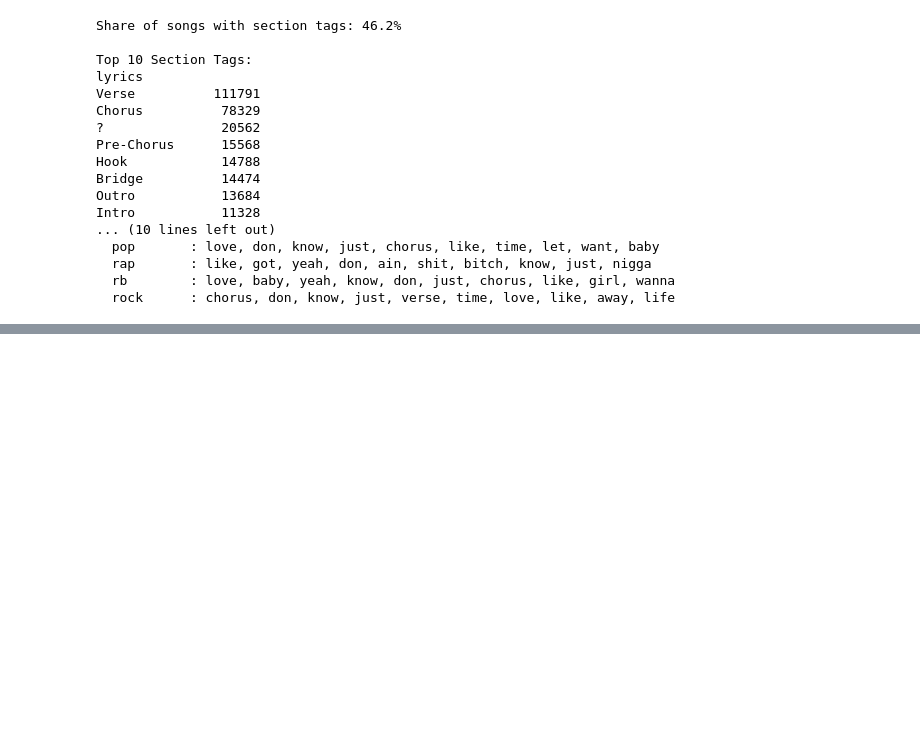
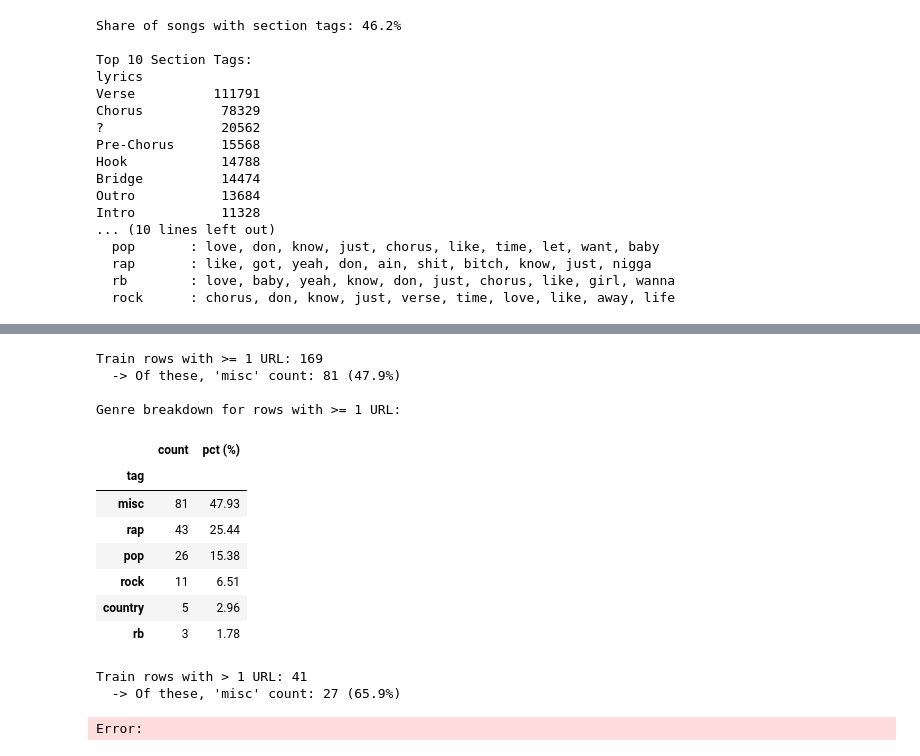
Before and after one commit to mura06/tm_music_genre, a Jupyter notebook: EDA.ipynb, the cells around one changed output, grey strips where cells are left out. Drawn from its saved outputs; the diff is of its cells as text; code cells hidden in the pictures; blank space fills up the shorter version.

```diff
--- a/EDA.ipynb
+++ b/EDA.ipynb
@@ -492,0 +631,40 @@ Intro           11328
+# %%
+url_pattern = r'(?:https?://|www\.)\S+'
+
+# Count URLs per row in train ('data')
+url_counts = data['lyrics'].fillna('').str.count(url_pattern, flags=re.IGNORECASE)
+
+# 1. Songs with AT LEAST ONE URL (>= 1)
+has_url = data[url_counts >= 1]
+misc_any = (has_url['tag'] == 'misc').sum()
+print(f"Train rows with >= 1 URL: {len(has_url)}")
+print(f"  -> Of these, 'misc' count: {misc_any} ({misc_any / len(has_url):.1%})\n")
+
+print("Genre breakdown for rows with >= 1 URL:")
+breakdown_any = pd.DataFrame({
+    'count': has_url['tag'].value_counts(),
+    'pct (%)': (has_url['tag'].value_counts(normalize=True) * 100).round(2)
+})
+display(breakdown_any)
+
+# 2. Songs with MORE THAN ONE URL (> 1)
+multi_url = data[url_counts > 1]
+misc_multi = (multi_url['tag'] == 'misc').sum()
+print(f"\nTrain rows with > 1 URL: {len(multi_url)}")
+print(f"  -> Of these, 'misc' count: {misc_multi} ({misc_multi / len(multi_url):.1%})")
+# %% [output]
+Train rows with >= 1 URL: 169
+  -> Of these, 'misc' count: 81 (47.9%)
+
+Genre breakdown for rows with >= 1 URL:
+|  | count | pct (%) |
+| tag |  |  |
+| misc | 81 | 47.93 |
+| rap | 43 | 25.44 |
+| pop | 26 | 15.38 |
+| rock | 11 | 6.51 |
+| country | 5 | 2.96 |
+| rb | 3 | 1.78 |
+Train rows with > 1 URL: 41
+  -> Of these, 'misc' count: 27 (65.9%)
+Error:
```
Also changed, not shown: parts of 6 cells of this notebook.
